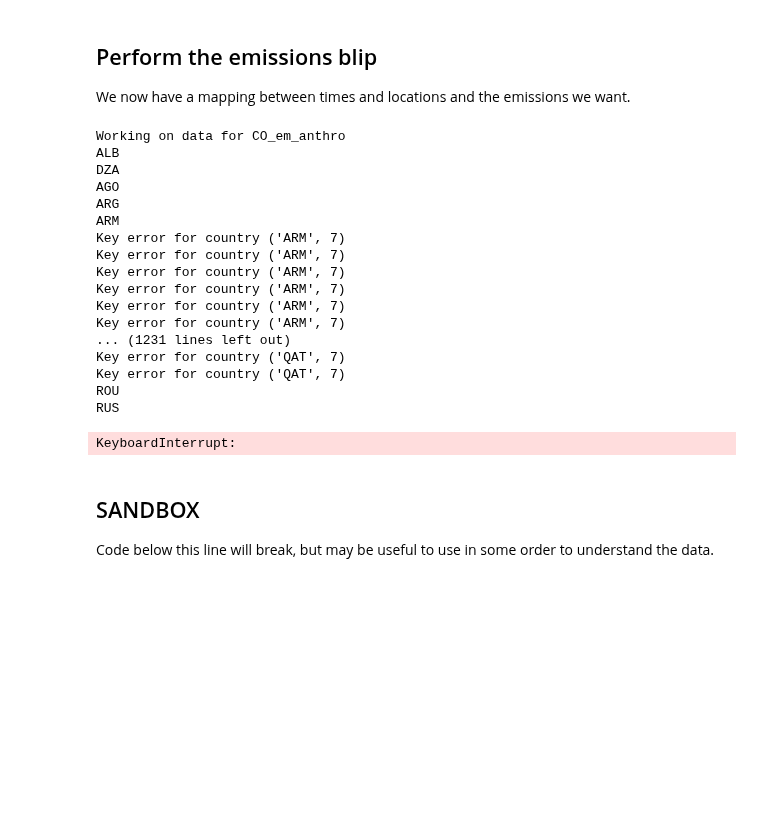
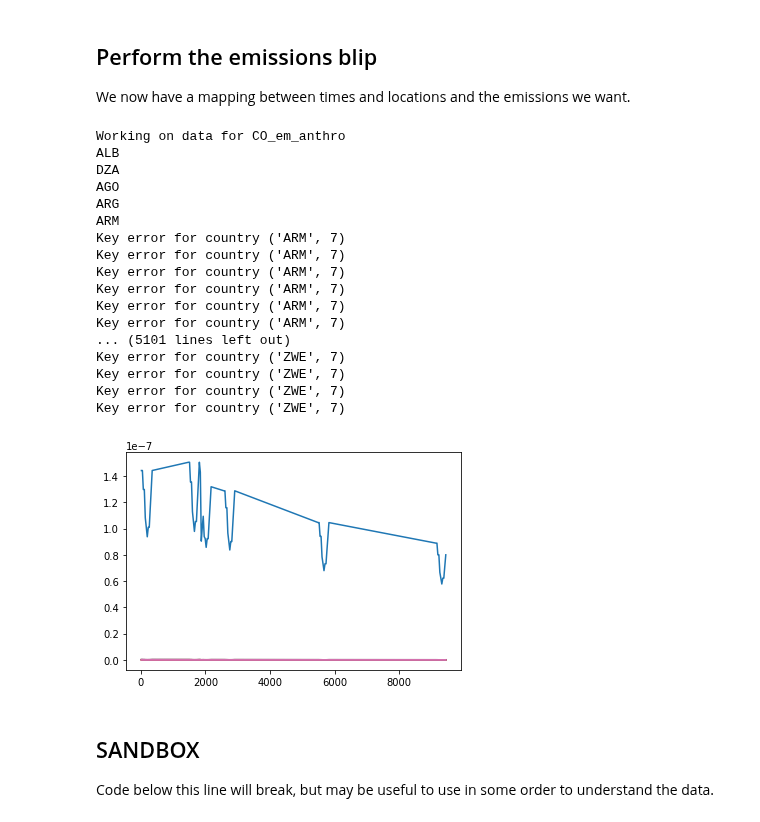
Before and after one commit to Rlamboll/modify_COVID19_netCDF_Emissions, a Jupyter notebook: calculations/COVID19EmissionsCalcAerosols.ipynb, the cells around one changed output. Saved outputs shown, nothing was run; the diff lists cells and outputs as text; code cells hidden in the pictures; blank space fills up the shorter version.

```diff
--- a/calculations/COVID19EmissionsCalcAerosols.ipynb
+++ b/calculations/COVID19EmissionsCalcAerosols.ipynb
@@ -236,39 +239,43 @@ for fileind in range(len(files_to_blip)):
     for i in range(1,13):
         insert_interpolated_point(data, 4 * 365 + 1 + data.variables["time"][(i - 1)], 12, i)
     for i in range(1,13):
         insert_interpolated_point(data, 7 * 365 + 2 + data.variables["time"][(i - 1)], 12, i)
     for country in all_valid_countries:
         print(country)
         for time in blip_factors_av.columns:
             timeind = np.where(data.variables["time"][:] == time)[0]
             for sector in sectors_to_use:
                 try:
                     mult_fact = blip_factors_av[time].loc[country, sector] + 1
                     if mult_fact != 1.0: #This saves operations
                         for lati, longi in country_coord_dict[country]:
                             output[timeind, sector, lati, longi] *= mult_fact
                 except KeyError as e:
                     print("Key error for country {}".format(e))
     data.variables[key_variables[fileind]][:, :, :, :] = output
+    data.close()
+    data = cutoff_netcdf_time(output_folder, output_folder, file + scenario_string, tcutoff, scenario_string="_to_2050.nc")
+    plt.plot(data.variables["time"][:], data.variables[key_variables[fileind]][:,  2, 262, 605])
+    data.close()
 # %% [output]
 Working on data for CO_em_anthro
 ALB
 DZA
 AGO
 ARG
 ARM
 Key error for country ('ARM', 7)
 Key error for country ('ARM', 7)
 Key error for country ('ARM', 7)
 Key error for country ('ARM', 7)
 Key error for country ('ARM', 7)
 Key error for country ('ARM', 7)
-... (1231 lines left out)
-Key error for country ('QAT', 7)
-Key error for country ('QAT', 7)
-ROU
-RUS
+... (5101 lines left out)
+Key error for country ('ZWE', 7)
+Key error for country ('ZWE', 7)
+Key error for country ('ZWE', 7)
+Key error for country ('ZWE', 7)
-KeyboardInterrupt:
+[figure, added]
 # %% [markdown]
 ## SANDBOX
 Code below this line will break, but may be useful to use in some order to understand the data.
```
Also changed, not shown: parts of 12 cells of this notebook, 1 other file.
